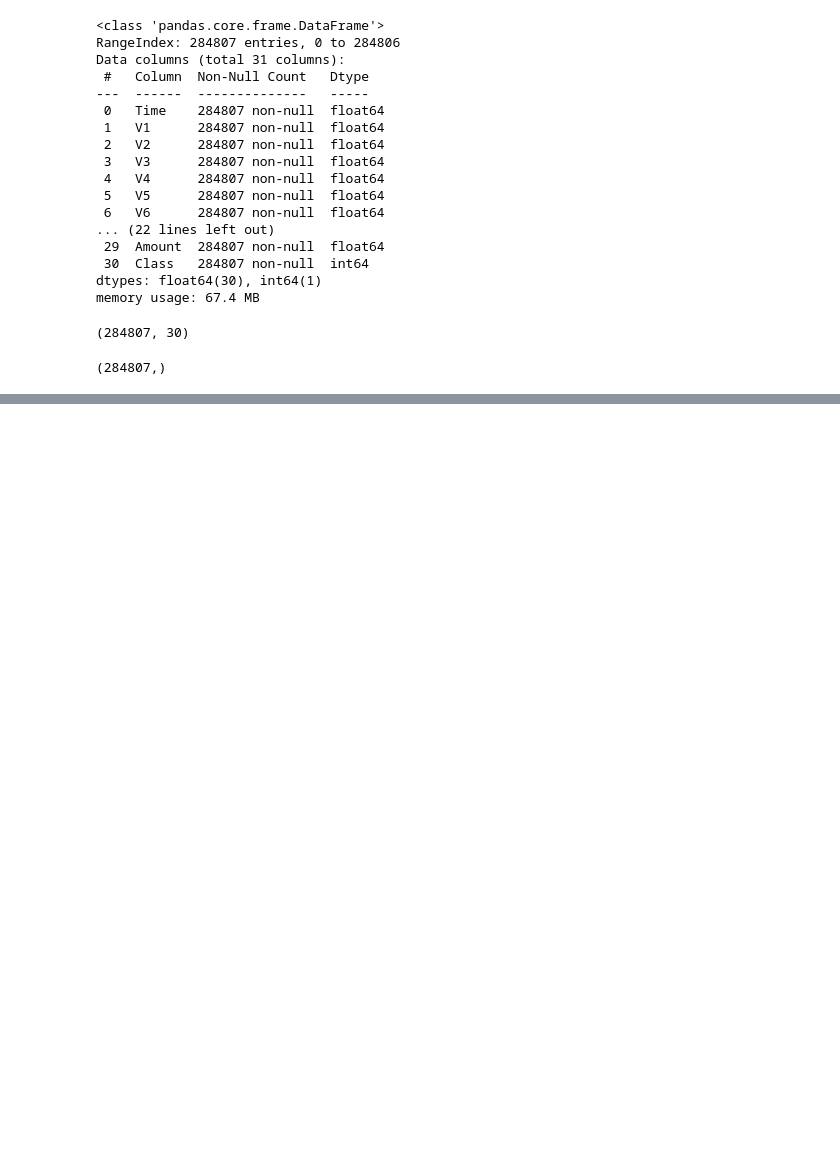
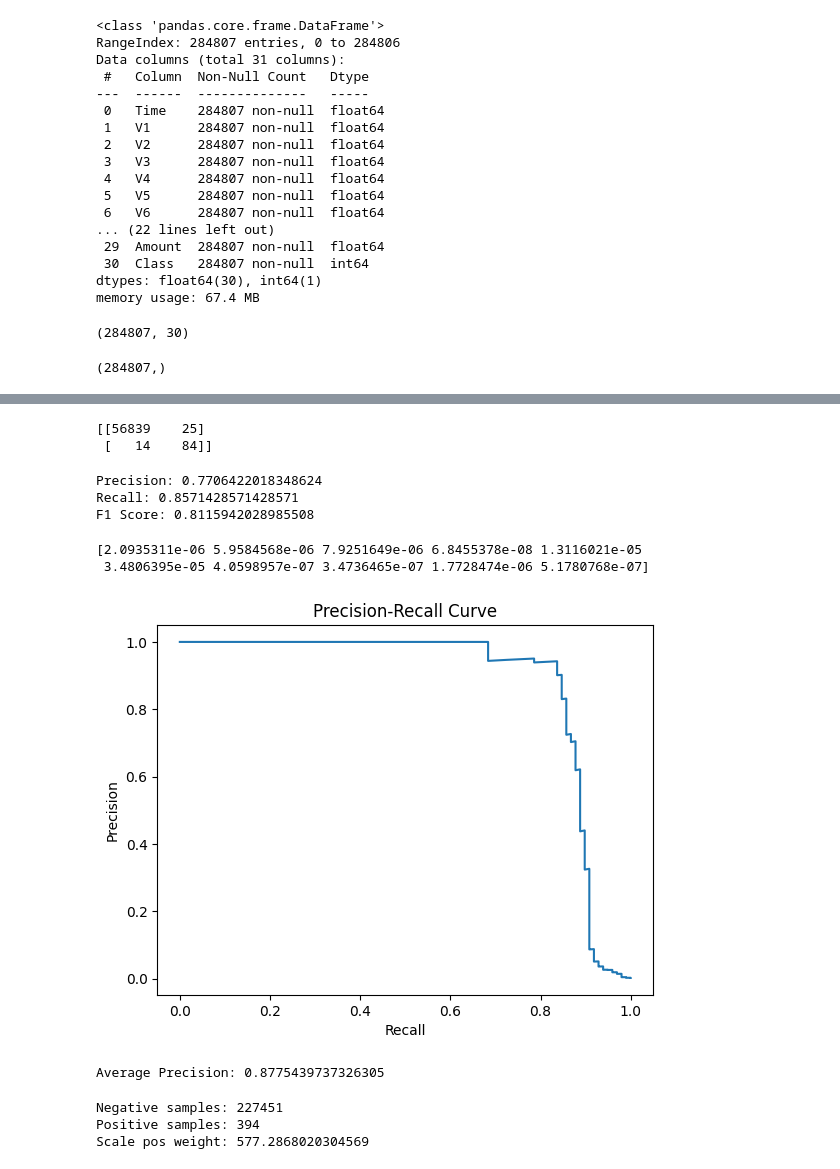
Before and after one commit to samuktha-01/credit-card-fraud-detection, a Jupyter notebook: notebooks/fraud_detection.ipynb, the cells around one changed output, grey strips where cells are left out. Saved outputs shown, nothing was run; the diff lists cells and outputs as text; code cells hidden in the pictures; blank space fills up the shorter version.

```diff
--- a/notebooks/fraud_detection.ipynb
+++ b/notebooks/fraud_detection.ipynb
@@ -75,0 +81,7 @@ ModuleNotFoundError: No module named 'imblearn'
+# %%
+smote = SMOTE(random_state=42)
+
+X_train_smote, y_train_smote = smote.fit_resample(
+    X_train,
+    y_train
+)
@@ -75,0 +97,7 @@ ModuleNotFoundError: No module named 'imblearn'
+# %%
+model = XGBClassifier(
+    random_state=42,
+    eval_metric="logloss"
+)
+
+model.fit(X_train_smote, y_train_smote)
@@ -75,0 +125,65 @@ ModuleNotFoundError: No module named 'imblearn'
+# %%
+from sklearn.metrics import confusion_matrix
+
+cm = confusion_matrix(y_test, y_pred)
+
+print(cm)
+# %% [output]
+[[56839    25]
+ [   14    84]]
+# %%
+from sklearn.metrics import precision_score, recall_score, f1_score
+
+precision = precision_score(y_test, y_pred)
+recall = recall_score(y_test, y_pred)
+f1 = f1_score(y_test, y_pred)
+
+print("Precision:", precision)
+print("Recall:", recall)
+print("F1 Score:", f1)
+# %% [output]
+Precision: 0.7706422018348624
+Recall: 0.8571428571428571
+F1 Score: 0.8115942028985508
+# %%
+y_prob = model.predict_proba(X_test)[:, 1]
+# %%
+print(y_prob[:10])
+# %% [output]
+[2.0935311e-06 5.9584568e-06 7.9251649e-06 6.8455378e-08 1.3116021e-05
+ 3.4806395e-05 4.0598957e-07 3.4736465e-07 1.7728474e-06 5.1780768e-07]
+# %%
+from sklearn.metrics import precision_recall_curve
+
+precision, recall, thresholds = precision_recall_curve(y_test, y_prob)
+# %%
+import matplotlib.pyplot as plt
+
+plt.plot(recall, precision)
+plt.xlabel("Recall")
+plt.ylabel("Precision")
+plt.title("Precision-Recall Curve")
+plt.show()
+# %% [output]
+[figure, added]
+# %%
+from sklearn.metrics import average_precision_score
+
+ap = average_precision_score(y_test, y_prob)
+
+print("Average Precision:", ap)
+# %% [output]
+Average Precision: 0.8775439737326305
+# %%
+neg = (y_train == 0).sum()
+pos = (y_train == 1).sum()
+
+scale_pos_weight = neg / pos
+
+print("Negative samples:", neg)
+print("Positive samples:", pos)
+print("Scale pos weight:", scale_pos_weight)
+# %% [output]
+Negative samples: 227451
+Positive samples: 394
+Scale pos weight: 577.2868020304569
```
Also changed, not shown: parts of 15 cells of this notebook, 1 other file.
